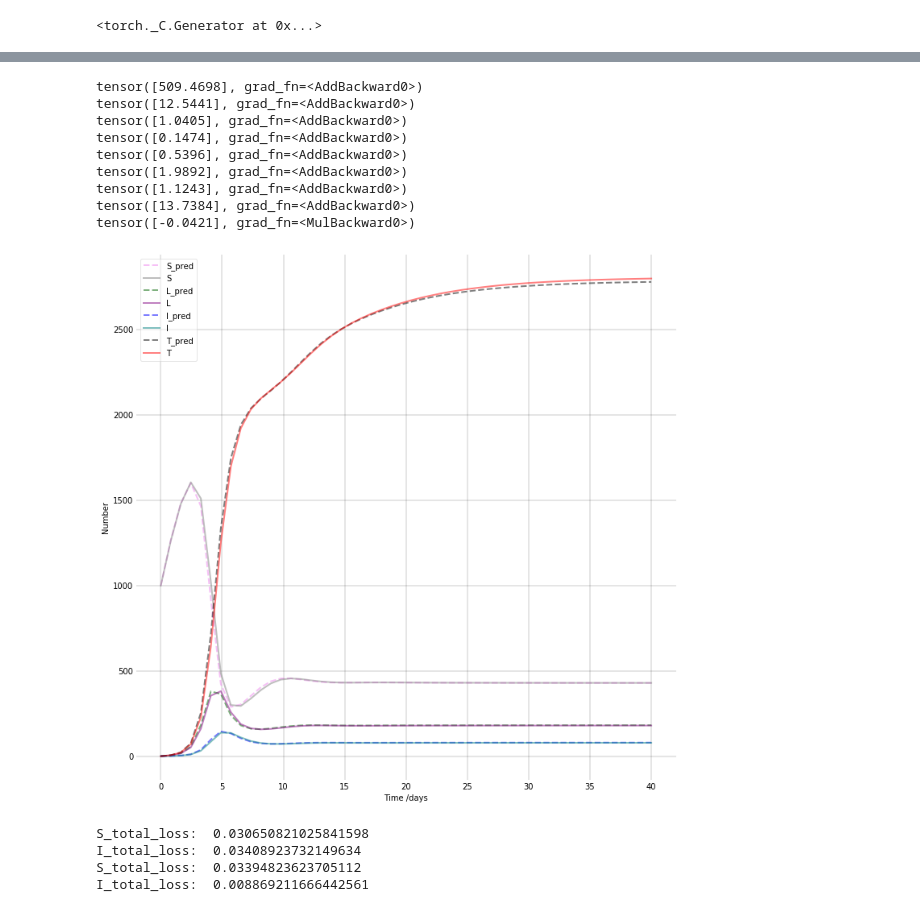
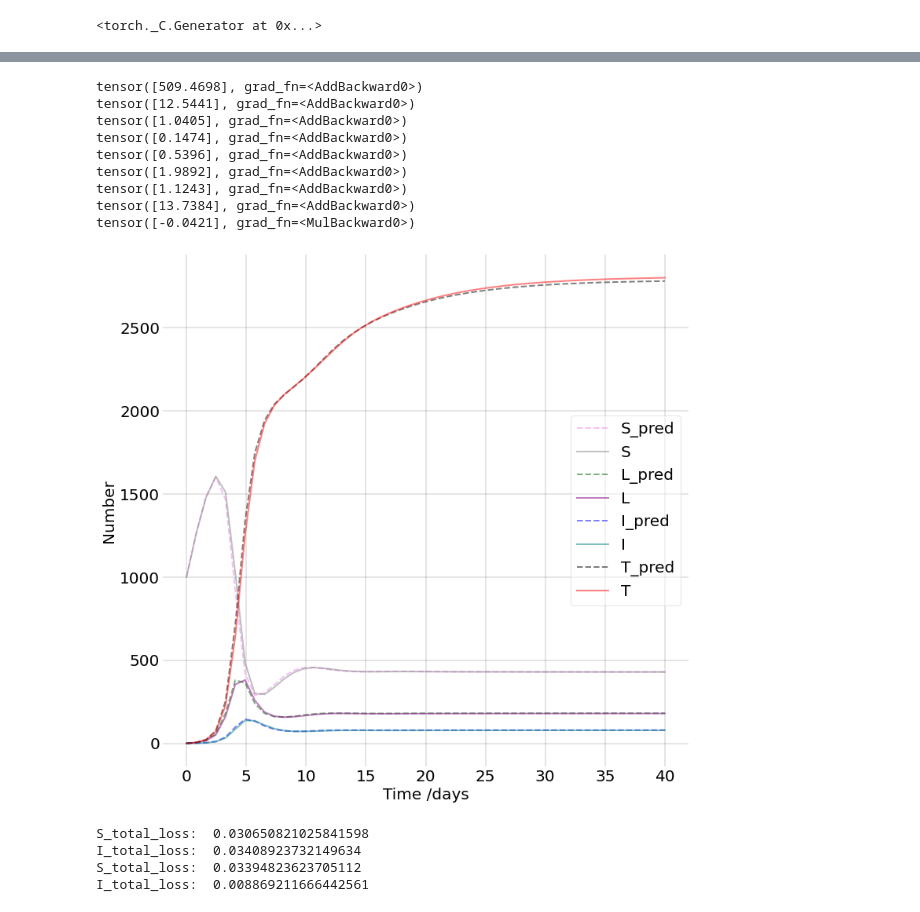
Before and after one commit to Shaier/DINN, a Jupyter notebook: Diseases/tuberculosis/tuberculosis.ipynb, the cells around one changed output, grey strips where cells are left out. Cells and saved outputs as stored; diff of their text form; code cells hidden in the pictures.

```diff
--- a/Diseases/tuberculosis/tuberculosis.ipynb
+++ b/Diseases/tuberculosis/tuberculosis.ipynb
@@ -315,13 +315,15 @@ ax.plot(tuberculosis_data[0], tuberculosis_data[4], 'red', alpha=0.5, lw=2, labe
 ax.plot(tuberculosis_data[0], T_pred_list[0].detach().numpy(), 'blue', alpha=0.9, lw=2, label='T Prediction', linestyle='dashed')
 
 
-ax.set_xlabel('Time /days')
-ax.set_ylabel('Number')
+ax.set_xlabel('Time /days',size = 20)
+ax.set_ylabel('Number',size = 20)
 #ax.set_ylim([-1,50])
 ax.yaxis.set_tick_params(length=0)
 ax.xaxis.set_tick_params(length=0)
+plt.xticks(size = 20)
+plt.yticks(size = 20)
 ax.grid(b=True, which='major', c='black', lw=0.2, ls='-')
-legend = ax.legend()
+legend = ax.legend(prop={'size':20})
 legend.get_frame().set_alpha(0.5)
 for spine in ('top', 'right', 'bottom', 'left'):
     ax.spines[spine].set_visible(False)
@@ -392,37 +394,40 @@ ax.set_facecolor('xkcd:white')
 
 ax.plot(t, S, 'violet', alpha=0.5, lw=2, label='S_pred', linestyle='dashed')
 ax.plot(tuberculosis_data[0], tuberculosis_data[1], 'grey', alpha=0.5, lw=2, label='S')
 
 ax.plot(t, L, 'darkgreen', alpha=0.5, lw=2, label='L_pred', linestyle='dashed')
 ax.plot(tuberculosis_data[0], tuberculosis_data[2], 'purple', alpha=0.5, lw=2, label='L')
 
 ax.plot(t, I, 'blue', alpha=0.5, lw=2, label='I_pred', linestyle='dashed')
 ax.plot(tuberculosis_data[0], tuberculosis_data[3], 'teal', alpha=0.5, lw=2, label='I')
 
 ax.plot(t, T, 'black', alpha=0.5, lw=2, label='T_pred', linestyle='dashed')
 ax.plot(tuberculosis_data[0], tuberculosis_data[4], 'red', alpha=0.5, lw=2, label='T')
 
-ax.set_xlabel('Time /days')
-ax.set_ylabel('Number')
+ax.set_xlabel('Time /days',size = 20)
+ax.set_ylabel('Number',size = 20)
+#ax.set_ylim([-1,50])
 ax.yaxis.set_tick_params(length=0)
 ax.xaxis.set_tick_params(length=0)
+plt.xticks(size = 20)
+plt.yticks(size = 20)
 ax.grid(b=True, which='major', c='black', lw=0.2, ls='-')
-legend = ax.legend()
+legend = ax.legend(prop={'size':20})
 legend.get_frame().set_alpha(0.5)
 for spine in ('top', 'right', 'bottom', 'left'):
     ax.spines[spine].set_visible(False)
 plt.show()
 # %% [output]
 tensor([509.4698], grad_fn=<AddBackward0>)
 tensor([12.5441], grad_fn=<AddBackward0>)
 tensor([1.0405], grad_fn=<AddBackward0>)
 tensor([0.1474], grad_fn=<AddBackward0>)
 tensor([0.5396], grad_fn=<AddBackward0>)
 tensor([1.9892], grad_fn=<AddBackward0>)
 tensor([1.1243], grad_fn=<AddBackward0>)
 tensor([13.7384], grad_fn=<AddBackward0>)
 tensor([-0.0421], grad_fn=<MulBackward0>)
-[figure, old version]
+[figure, new version]
 # %%
 #calculate relative MSE loss
 import math
```
Also changed, not shown: parts of 4 cells of this notebook, 10 other files.
